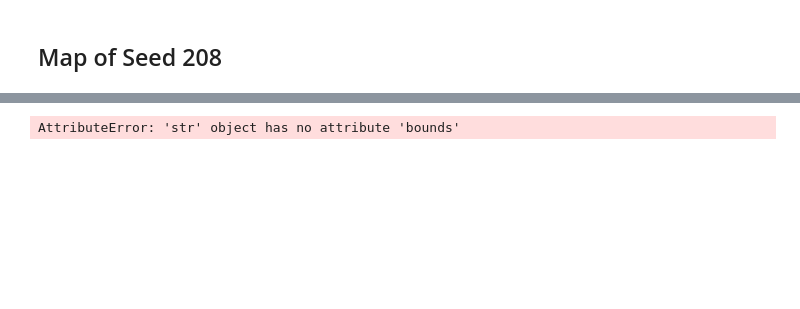
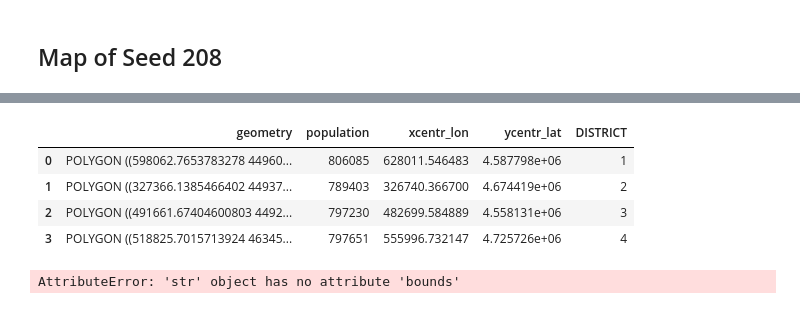
Before and after one commit to stefaniegwangphd/ia-redistricting, a Jupyter notebook: current_map_compactness.ipynb, the cells around one changed output, grey strips where cells are left out. Cells and saved outputs as stored; diff of their text form; code cells hidden in the pictures; blank space fills up the shorter version.

```diff
--- a/current_map_compactness.ipynb
+++ b/current_map_compactness.ipynb
@@ -260 +259,10 @@ seed208.head()
+# %%
+shapef_seed208=seed208[['geometry', 'population', 'xcentr_lon', 'ycentr_lat', 'DISTRICT']]
+shapef_seed208
+# %% [output]
+|  | geometry | population | xcentr_lon | ycentr_lat | DISTRICT |
+| 0 | POLYGON ((598062.7653783278 44960... | 806085 | 628011.546483 | 4.587798e+06 | 1 |
+| 1 | POLYGON ((327366.1385466402 44937... | 789403 | 326740.366700 | 4.674419e+06 | 2 |
+| 2 | POLYGON ((491661.67404600803 4492... | 797230 | 482699.584889 | 4.558131e+06 | 3 |
+| 3 | POLYGON ((518825.7015713924 46345... | 797651 | 555996.732147 | 4.725726e+06 | 4 |
 # %%
```
Also changed, not shown: parts of 2 cells of this notebook.
